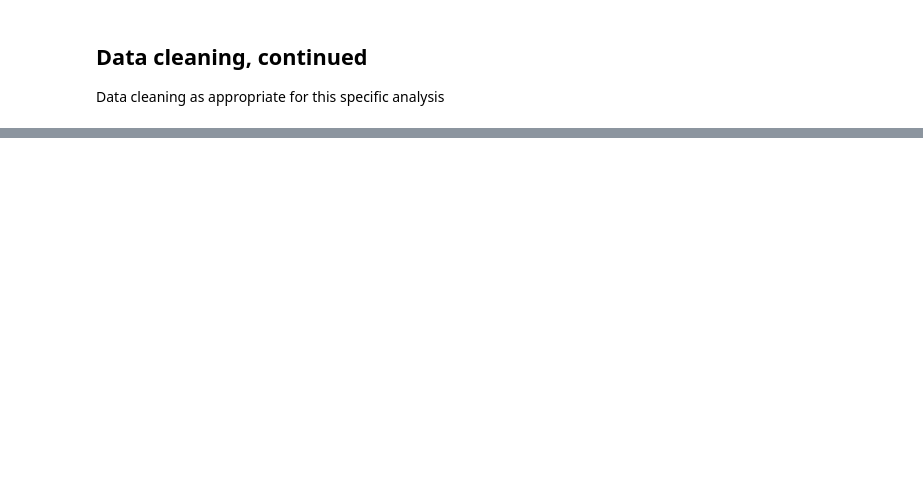
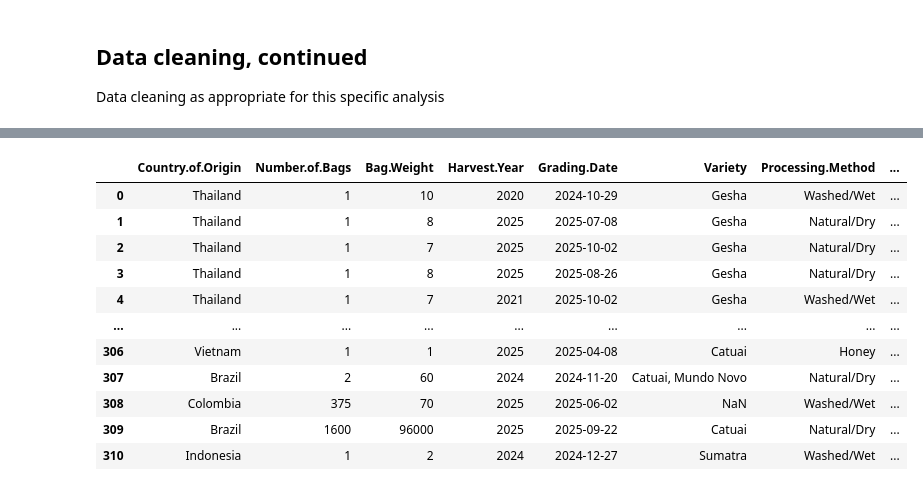
Before and after one commit to maggiecrowner/DS-2002-F25, a Jupyter notebook: cleaned_data/clean_more.ipynb, the cells around one changed output, grey strips where cells are left out. Saved outputs shown, nothing was run; the diff lists cells and outputs as text; code cells hidden in the pictures; blank space fills up the shorter version.

```diff
--- a/cleaned_data/clean_more.ipynb
+++ b/cleaned_data/clean_more.ipynb
@@ -18,4 +8,5 @@ Resolving deltas: 100% (8/8), done.
 import pandas as pd
 import numpy as np
 
-arabica = pd.read_csv()
+arabica = pd.read_csv('/content/coffee_quality_analysis/cleaned_data/arabica_data_cleaned.csv')
+robusta = pd.read_csv('/content/coffee_quality_analysis/cleaned_data/robusta_data_cleaned.csv')
@@ -21,0 +30,82 @@ arabica = pd.read_csv()
+# %%
+arabica = arabica.drop(['Unnamed: 0', 'Farm.Name', 'Lot.Number', 'Mill',
+                        'ICO.Number', 'Company', 'Altitude', 'altitude_low_meters',
+                        'altitude_high_meters', 'Producer', 'Region', 'In.Country.Partner',
+                        'Owner', 'Status', 'Overall', 'Total.Cup.Points', 'Defects',
+                        'Certification.Body', 'Certification.Address', 'Certification.Contact',
+                        'unit_of_measurement', 'NA.'], axis=1)
+# %%
+arabica = arabica.rename(columns={'altitude_mean_meters':'Altitude'})
+arabica['Harvest.Year'] = arabica['Harvest.Year'].astype(str).str[-4:].astype(int)
+arabica['Grading.Date'] = pd.to_datetime(arabica['Grading.Date'],format='mixed')
+arabica['Bag.Weight'] = arabica['Bag.Weight'].str.replace(' kg', '').astype(int)
+arabica['Expiration'] = pd.to_datetime(arabica['Expiration'],format='mixed')
+
+processing_map = {'Washed / Wet': 'Washed/Wet',
+                  'Natural / Dry': 'Natural/Dry',
+                  'Pulped natural / honey': 'Honey',
+                  'Fermented Natural': 'Natural/Dry',
+                  'WASHED': 'Washed/Wet',
+                  'Anaerobic Washed Process': 'Washed/Wet',
+                  'intrinsic cherry': 'Cherry',
+                  'Dynamic Cherry': 'Cherry',
+                  'Wash Carbonic Process': 'Washed/Wet',
+                  'Anaerobic washed': 'Washed/Wet',
+                  'DEEP WASHED': 'Washed/Wet',
+                  'Wild Luwak & Dry Hull': 'Natural/Dry',
+                  'Anaerobic Natural 90hrs': 'Natural/Dry',
+                  'Fully Washed': 'Washed/Wet',
+                  'Honey Process': 'Honey'}
+arabica['Processing.Method'] = arabica['Processing.Method'].replace(processing_map)
+
+color_map = {'Green Fresh': 'Green',
+             'Green': 'Green',
+             'Yellowish': 'Yellow',
+             'Brownish': 'Brown',
+             'Yellow-Green': 'Yellow-Green',
+             'Yellow green': 'Yellow-Green',
+             'Bluish-Green': 'Blue-Green',
+             'Yellow Green': 'Yellow-Green',
+             'Greenish': 'Green',
+             'yellow -green': 'Yellow-Green',
+             'Blue-Green': 'Blue-Green',
+             'GREENISH': 'Green',
+             'Yello-Green': 'Yellow-Green',
+             'greenish': 'Green',
+             'Brown': 'Brown',
+             'Pale Yellow': 'Yellow',
+             'Pale - yellow': 'Yellow',
+             'yellowish': 'Yellow',
+             'Fermented orange': 'Orange',
+             'yellow green': 'Yellow-Green',
+             'YELLOW-GREEN': 'Yellow-Green',
+             'ํYellow-Green': 'Yellow-Green',
+             'YELLOWISH': 'Yellow',
+             'Pale Greenish': 'Green',
+             'yellow-green': 'Yellow-Green',
+             'YELLOW GREEN': 'Yellow-Green',
+             'Yellow - Green': 'Yellow-Green',
+             'Greenish/Fresh': 'Green',
+             'yellow-Green': 'Yellow-Green',
+             'Verdoso': 'Green',
+             'pale-yellow': 'Yellow',
+             'Yellow- Green': 'Yellow-Green',
+             'bluish-green': 'Blue-Green',
+             'BROWN': 'Brown',
+             'Pale-yellow': 'Yellow'}
+arabica['Color'] = arabica['Color'].replace(color_map)
+
+display(arabica)
+# %% [output]
+|  | Country.of.Origin | Number.of.Bags | Bag.Weight | Harvest.Year | Grading.Date | Variety | Processing.Method | ... |
+| 0 | Thailand | 1 | 10 | 2020 | 2024-10-29 | Gesha | Washed/Wet | ... |
+| 1 | Thailand | 1 | 8 | 2025 | 2025-07-08 | Gesha | Natural/Dry | ... |
+| 2 | Thailand | 1 | 7 | 2025 | 2025-10-02 | Gesha | Natural/Dry | ... |
+| 3 | Thailand | 1 | 8 | 2025 | 2025-08-26 | Gesha | Natural/Dry | ... |
+| 4 | Thailand | 1 | 7 | 2021 | 2025-10-02 | Gesha | Washed/Wet | ... |
+| ... | ... | ... | ... | ... | ... | ... | ... | ... |
+| 306 | Vietnam | 1 | 1 | 2025 | 2025-04-08 | Catuai | Honey | ... |
+| 307 | Brazil | 2 | 60 | 2024 | 2024-11-20 | Catuai, Mundo Novo | Natural/Dry | ... |
+| 308 | Colombia | 375 | 70 | 2025 | 2025-06-02 | NaN | Washed/Wet | ... |
+| 309 | Brazil | 1600 | 96000 | 2025 | 2025-09-22 | Catuai | Natural/Dry | ... |
+| 310 | Indonesia | 1 | 2 | 2024 | 2024-12-27 | Sumatra | Washed/Wet | ... |
```
Also changed, not shown: parts of 16 cells of this notebook.
